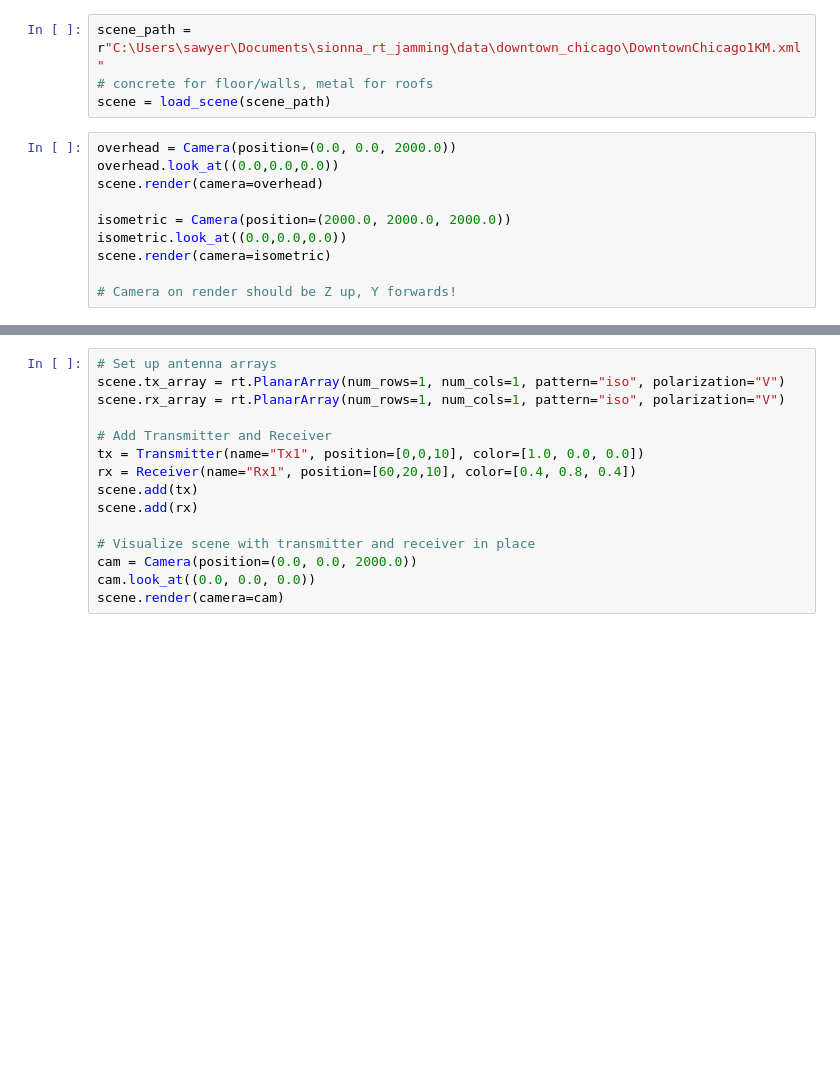
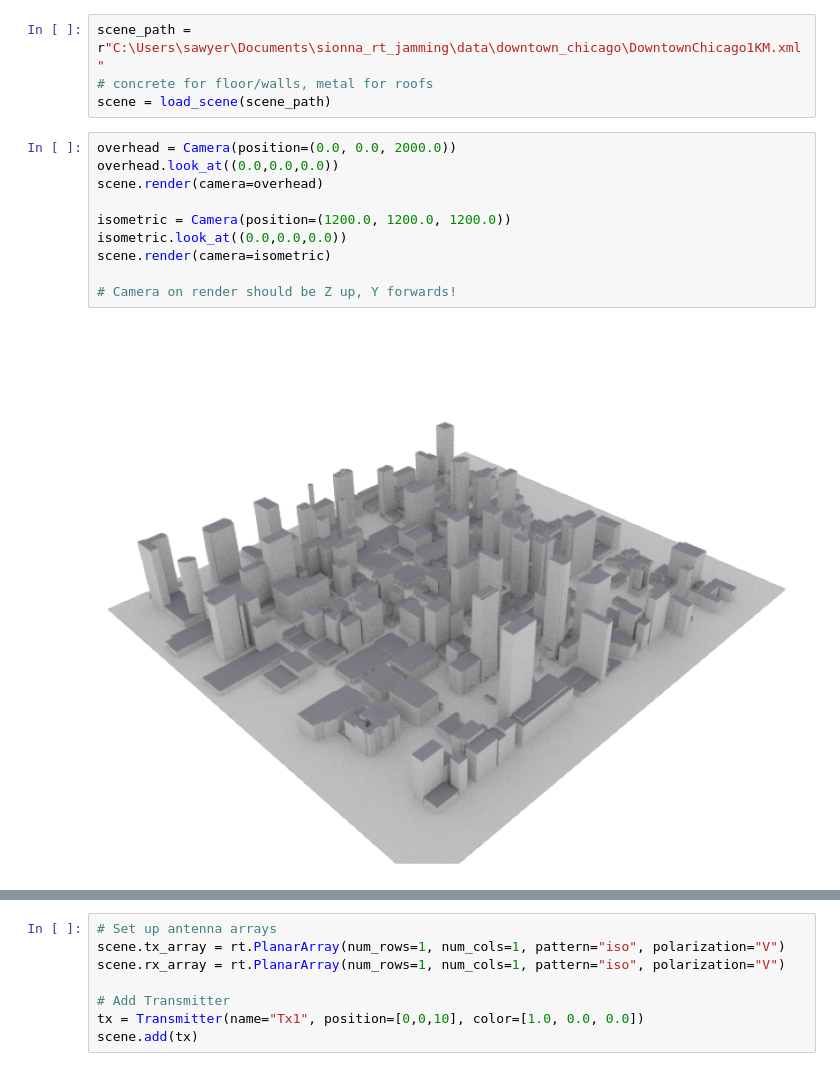
Before and after one commit to shplok/sionna_rt_jamming, a Jupyter notebook: src/main.ipynb, the cells around one changed output, grey strips where cells are left out. Saved outputs shown, nothing was run; the diff lists cells and outputs as text; blank space fills up the shorter version.

```diff
--- a/src/main.ipynb
+++ b/src/main.ipynb
@@ -14,10 +15,12 @@ scene = load_scene(scene_path)
 # %%
 overhead = Camera(position=(0.0, 0.0, 2000.0))
 overhead.look_at((0.0,0.0,0.0))
 scene.render(camera=overhead)
 
-isometric = Camera(position=(2000.0, 2000.0, 2000.0))
+isometric = Camera(position=(1200.0, 1200.0, 1200.0))
 isometric.look_at((0.0,0.0,0.0))
 scene.render(camera=isometric)
 
 # Camera on render should be Z up, Y forwards!
+# %% [output]
+[figure, added]
@@ -26,13 +31,6 @@ scene.render(camera=isometric)
 scene.tx_array = rt.PlanarArray(num_rows=1, num_cols=1, pattern="iso", polarization="V")
 scene.rx_array = rt.PlanarArray(num_rows=1, num_cols=1, pattern="iso", polarization="V")
 
-# Add Transmitter and Receiver
+# Add Transmitter
 tx = Transmitter(name="Tx1", position=[0,0,10], color=[1.0, 0.0, 0.0])
-rx = Receiver(name="Rx1", position=[60,20,10], color=[0.4, 0.8, 0.4])
 scene.add(tx)
-scene.add(rx)
-
-# Visualize scene with transmitter and receiver in place
-cam = Camera(position=(0.0, 0.0, 2000.0))
-cam.look_at((0.0, 0.0, 0.0))
-scene.render(camera=cam)
```
Also changed, not shown: parts of 6 cells of this notebook, 1 other file.
